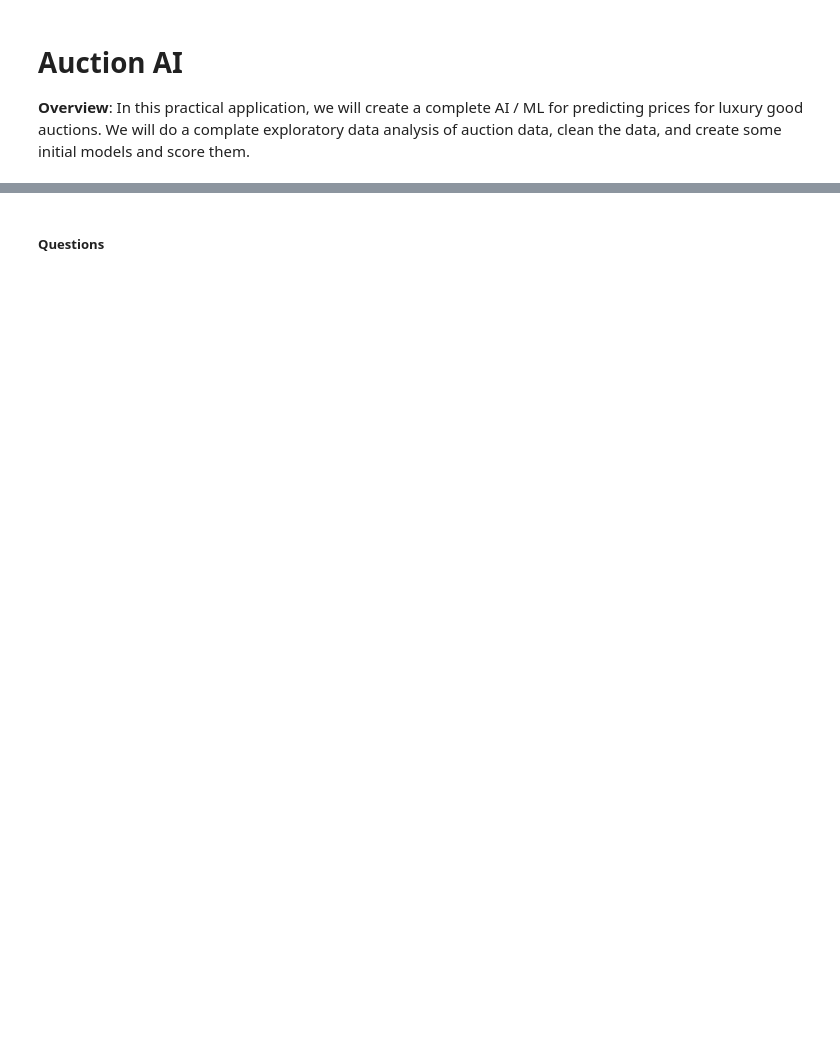
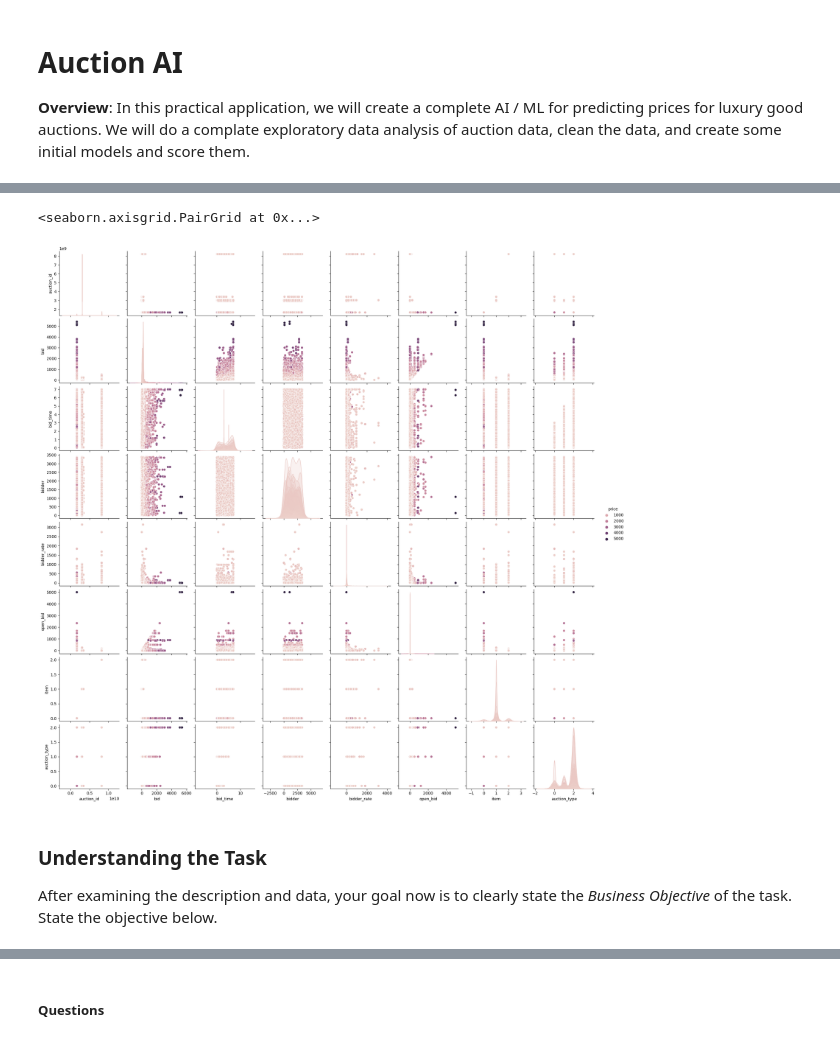
Before and after one commit to maximilien/auction-ai, a Jupyter notebook: auction-ai.ipynb, the cells around one changed output, grey strips where cells are left out. Saved outputs shown, nothing was run; the diff lists cells and outputs as text; code cells hidden in the pictures; blank space fills up the shorter version.

```diff
--- a/auction-ai.ipynb
+++ b/auction-ai.ipynb
@@ -127,0 +181,6 @@ Now that we have some basic models on the board, we want to try to improve these
+# %%
+# Encode the other two categorical data since this will allow easier modeling
+df['item'] = label_encoder.fit_transform(df['item'])
+df['auction_type'] = label_encoder.fit_transform(df['auction_type'])
+
+df.info()
@@ -127,0 +204,10 @@ Now that we have some basic models on the board, we want to try to improve these
+# %%
+# Create a pairplot between all featrues to identify any obiouvs clusters, coloring with price
+sns.pairplot(df, hue='price')
+# %% [output]
+<seaborn.axisgrid.PairGrid at 0x...>
+[figure, added]
+# %% [markdown]
+### Understanding the Task
+
+After examining the description and data, your goal now is to clearly state the *Business Objective* of the task.  State the objective below.
```
Also changed, not shown: parts of 40 cells of this notebook, 1 other file.
